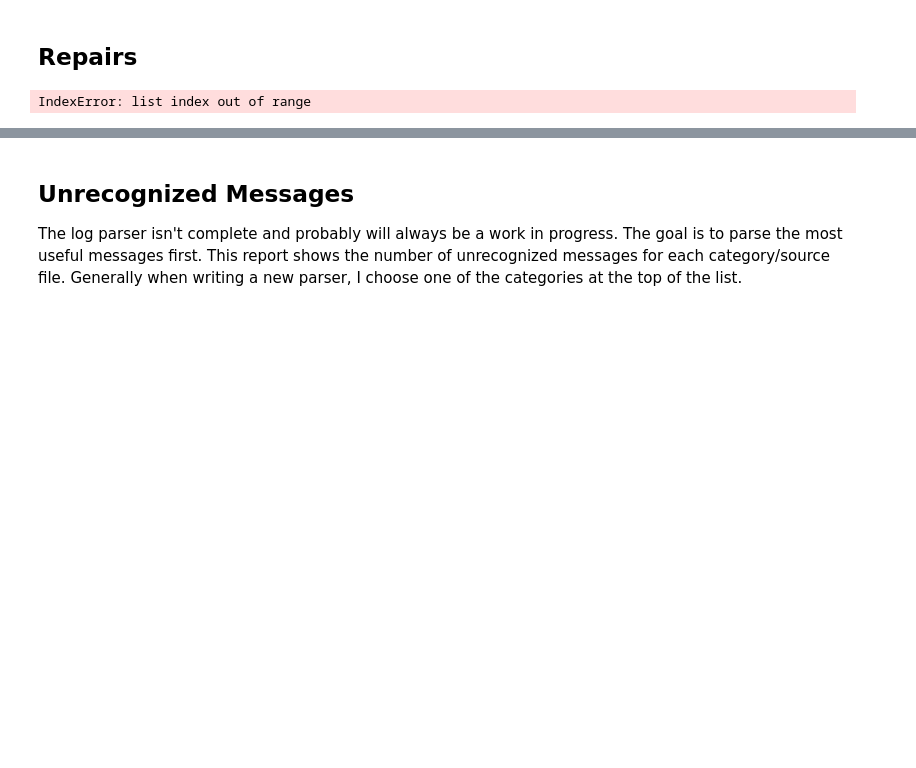
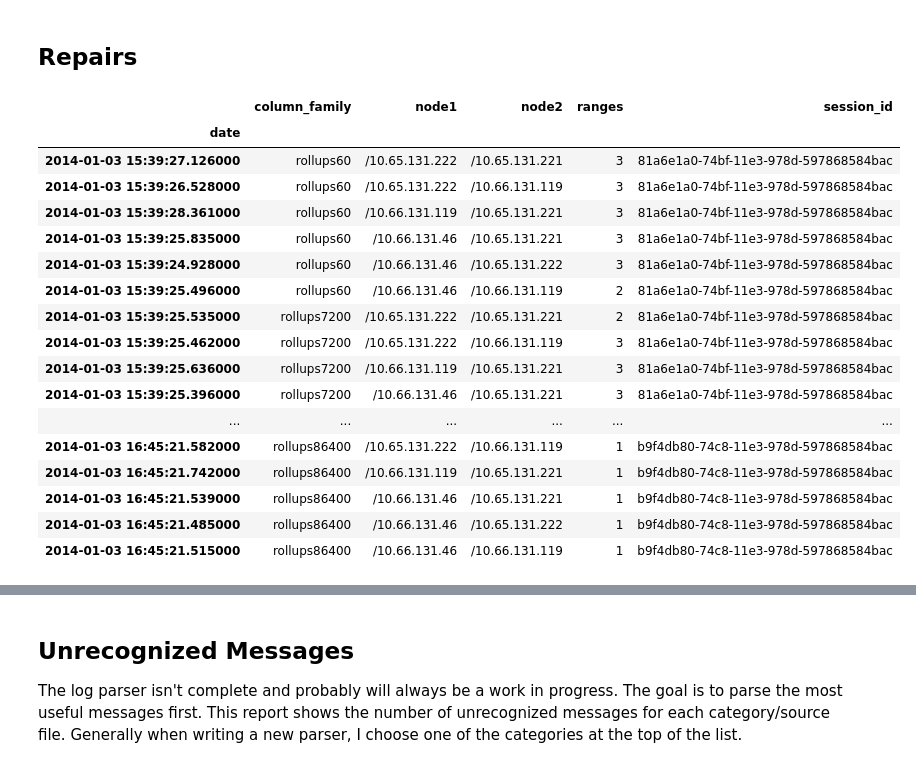
Before and after one commit to riptano/logparse, a Jupyter notebook: example.ipynb, the cells around one changed output, grey strips where cells are left out. Cells and saved outputs as stored; diff of their text form; code cells hidden in the pictures; blank space fills up the shorter version.

```diff
--- a/example.ipynb
+++ b/example.ipynb
@@ -117,11 +131,28 @@ errors['exception'].value_counts().plot(kind='barh')
 # %% [markdown]
 ## Repairs
 # %%
-ielist = []
+tmp = []
 for session in log.sessions[6]['repair_sessions']:
-    ielist.extend(session.get('inconsistent_endpoints', []))
-iedf = pd.DataFrame.from_records(ielist, index='date')
-iedf.sort('ranges').tail(50)
+    tmp.extend(session.get('inconsistent_endpoints', []))
+inconsistent = pd.DataFrame.from_records(tmp, index='date')
+inconsistent.sort(columns=['session_id', 'column_family', 'node1', 'node2']).tail(50)
 # %% [output]
-IndexError: list index out of range
+|  | column_family | node1 | node2 | ranges | session_id |
+| date |  |  |  |  |  |
+| 2014-01-03 15:39:27.126000 | rollups60 | /10.65.131.222 | /10.65.131.221 | 3 | 81a6e1a0-74bf-11e3-978d-597868584bac |
+| 2014-01-03 15:39:26.528000 | rollups60 | /10.65.131.222 | /10.66.131.119 | 3 | 81a6e1a0-74bf-11e3-978d-597868584bac |
+| 2014-01-03 15:39:28.361000 | rollups60 | /10.66.131.119 | /10.65.131.221 | 3 | 81a6e1a0-74bf-11e3-978d-597868584bac |
+| 2014-01-03 15:39:25.835000 | rollups60 | /10.66.131.46 | /10.65.131.221 | 3 | 81a6e1a0-74bf-11e3-978d-597868584bac |
+| 2014-01-03 15:39:24.928000 | rollups60 | /10.66.131.46 | /10.65.131.222 | 3 | 81a6e1a0-74bf-11e3-978d-597868584bac |
+| 2014-01-03 15:39:25.496000 | rollups60 | /10.66.131.46 | /10.66.131.119 | 2 | 81a6e1a0-74bf-11e3-978d-597868584bac |
+| 2014-01-03 15:39:25.535000 | rollups7200 | /10.65.131.222 | /10.65.131.221 | 2 | 81a6e1a0-74bf-11e3-978d-597868584bac |
+| 2014-01-03 15:39:25.462000 | rollups7200 | /10.65.131.222 | /10.66.131.119 | 3 | 81a6e1a0-74bf-11e3-978d-597868584bac |
+| 2014-01-03 15:39:25.636000 | rollups7200 | /10.66.131.119 | /10.65.131.221 | 3 | 81a6e1a0-74bf-11e3-978d-597868584bac |
+| 2014-01-03 15:39:25.396000 | rollups7200 | /10.66.131.46 | /10.65.131.221 | 3 | 81a6e1a0-74bf-11e3-978d-597868584bac |
+| ... | ... | ... | ... | ... | ... |
+| 2014-01-03 16:45:21.582000 | rollups86400 | /10.65.131.222 | /10.66.131.119 | 1 | b9f4db80-74c8-11e3-978d-597868584bac |
+| 2014-01-03 16:45:21.742000 | rollups86400 | /10.66.131.119 | /10.65.131.221 | 1 | b9f4db80-74c8-11e3-978d-597868584bac |
+| 2014-01-03 16:45:21.539000 | rollups86400 | /10.66.131.46 | /10.65.131.221 | 1 | b9f4db80-74c8-11e3-978d-597868584bac |
+| 2014-01-03 16:45:21.485000 | rollups86400 | /10.66.131.46 | /10.65.131.222 | 1 | b9f4db80-74c8-11e3-978d-597868584bac |
+| 2014-01-03 16:45:21.515000 | rollups86400 | /10.66.131.46 | /10.66.131.119 | 1 | b9f4db80-74c8-11e3-978d-597868584bac |
 # %%
```
Also changed, not shown: parts of 15 cells of this notebook, 1 other file.
